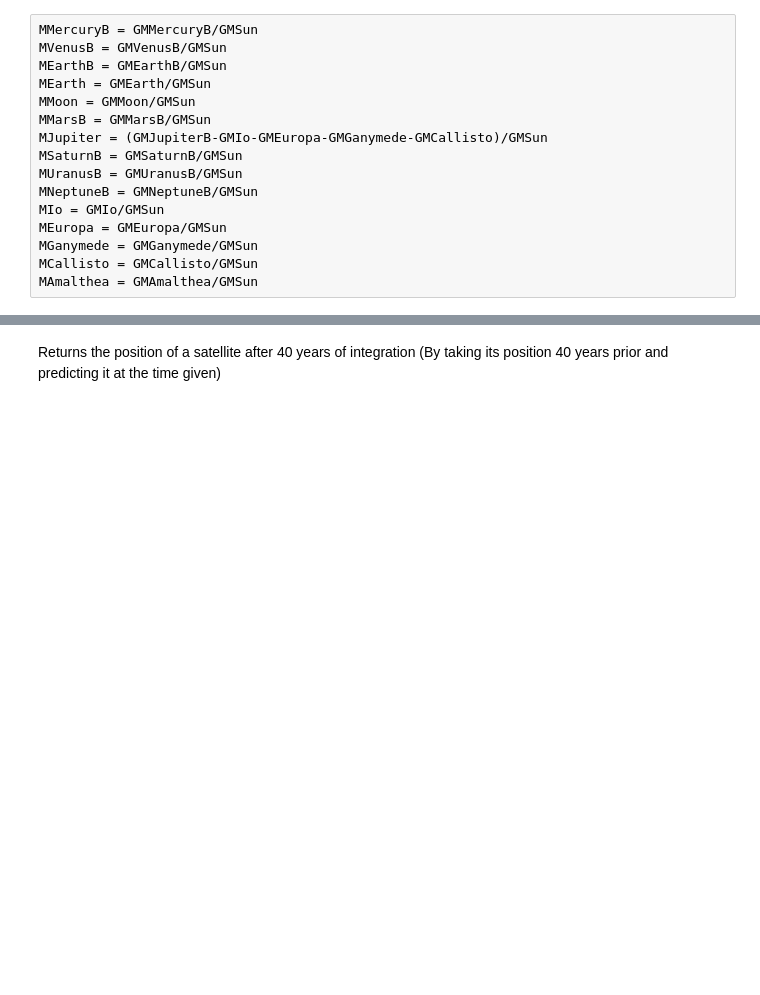
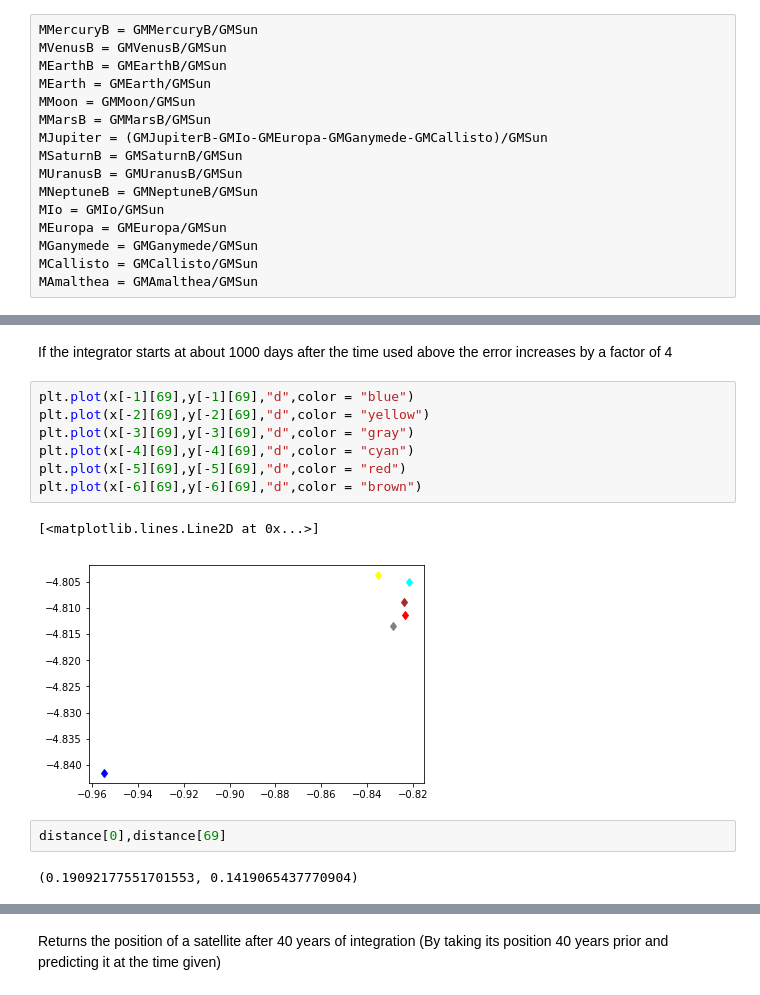
Before and after one commit to Alexandros101/Irregular-Satellites, a Jupyter notebook: ImageScanner.ipynb, the cells around one changed output, grey strips where cells are left out. Cells and saved outputs as stored; diff of their text form; blank space fills up the shorter version.

```diff
--- a/ImageScanner.ipynb
+++ b/ImageScanner.ipynb
@@ -419,0 +440,16 @@ Wall time: 24.6 s
+# %% [markdown]
+If the integrator starts at about 1000 days after the time used above the error increases by a factor of 4
+# %%
+plt.plot(x[-1][69],y[-1][69],"d",color = "blue")
+plt.plot(x[-2][69],y[-2][69],"d",color = "yellow")
+plt.plot(x[-3][69],y[-3][69],"d",color = "gray")
+plt.plot(x[-4][69],y[-4][69],"d",color = "cyan")
+plt.plot(x[-5][69],y[-5][69],"d",color = "red")
+plt.plot(x[-6][69],y[-6][69],"d",color = "brown")
+# %% [output]
+[<matplotlib.lines.Line2D at 0x...>]
+[figure, added]
+# %%
+distance[0],distance[69]
+# %% [output]
+(0.19092177551701553, 0.1419065437770904)
```
Also changed, not shown: parts of 20 cells of this notebook, 2 other files.
